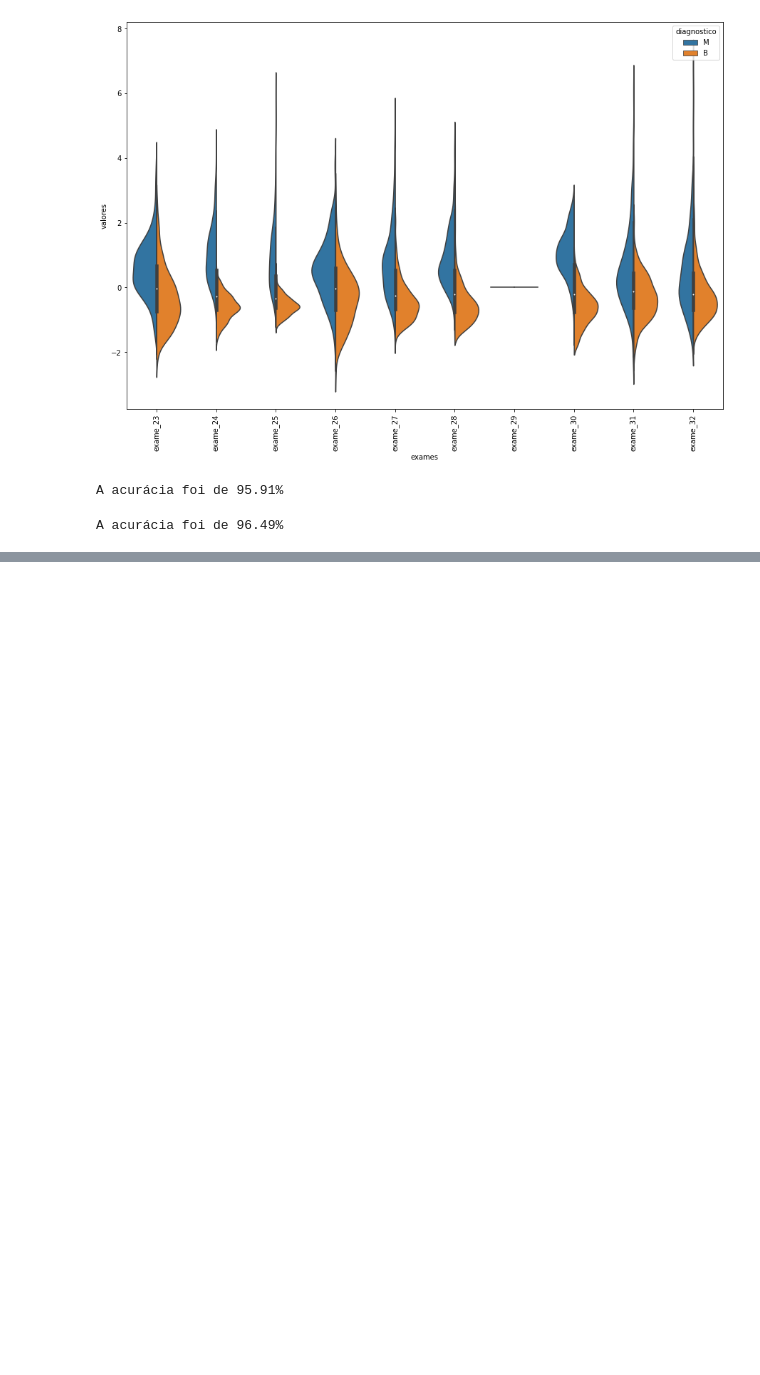
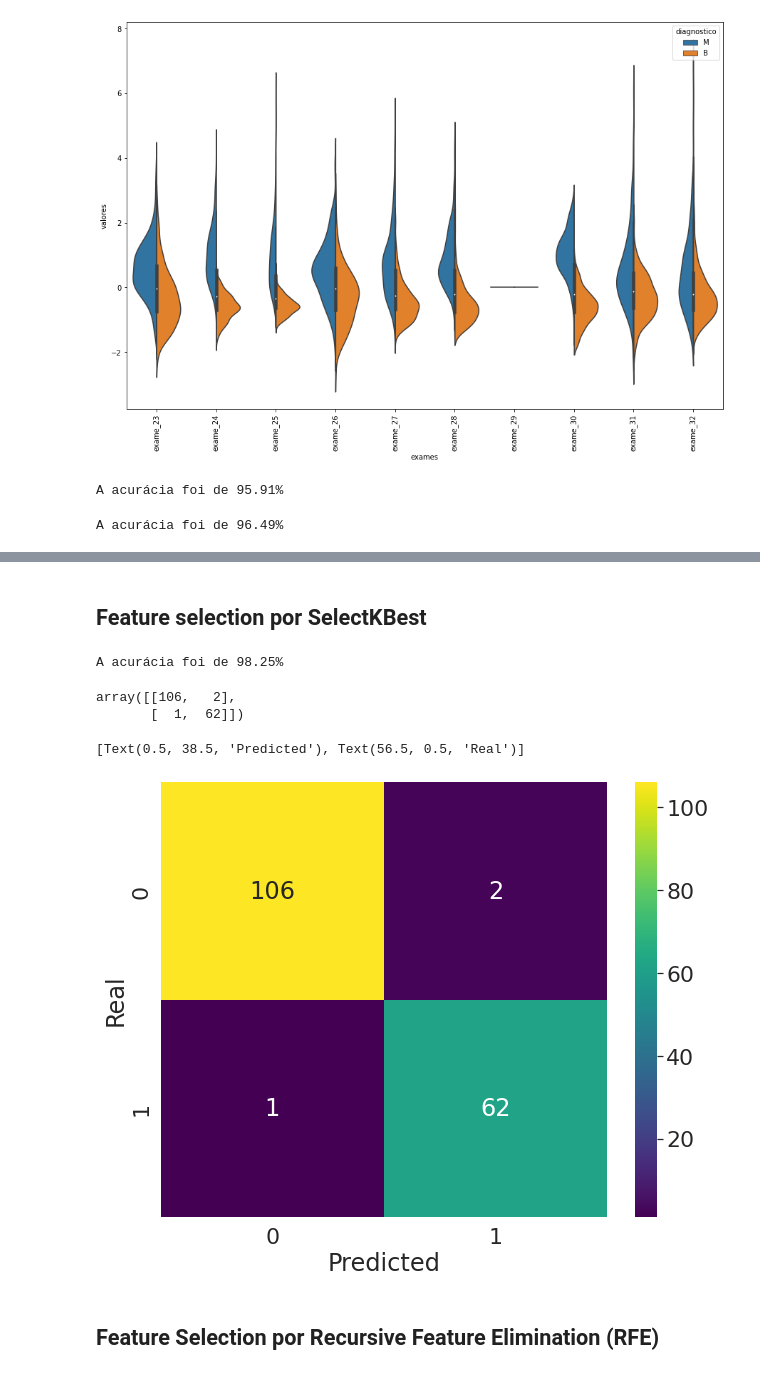
Before and after one commit to angelomaia/Autoencoder_NN_IR, a Jupyter notebook: Machine Learning - Redução de Dimensionalidade/Machine_Learning_Redução_de_Dimensionalidade.ipynb, the cells around one changed output, grey strips where cells are left out. Drawn from its saved outputs; the diff is of its cells as text; code cells hidden in the pictures; blank space fills up the shorter version.

```diff
--- a/Machine Learning - Redução de Dimensionalidade/Machine_Learning_Redução_de_Dimensionalidade.ipynb
+++ b/Machine Learning - Redução de Dimensionalidade/Machine_Learning_Redução_de_Dimensionalidade.ipynb
@@ -248,0 +371,2 @@ A acurácia foi de 96.49%
+# %% [markdown]
+## Feature selection por SelectKBest
@@ -248,0 +389,52 @@ A acurácia foi de 96.49%
+# %%
+# Selecionar as K melhores features
+
+from sklearn.feature_selection import SelectKBest
+from sklearn.feature_selection import chi2
+
+selectkbest = SelectKBest(chi2, k = 10)
+
+treino_x, teste_x, treino_y, teste_y = train_test_split(valores_exames_v1.drop(columns=['exame_3',
+                                                                                        'exame_24',
+                                                                                        'exame_29',
+                                                                                        'exame_4',
+                                                                                        'exame_11',
+                                                                                        'exame_16',
+                                                                                        'exame_20',
+                                                                                        'exame_10']),
+                                                        diagnostico,
+                                                        train_size=0.7,
+                                                        random_state=SEED)
+
+selectkbest.fit(treino_x, treino_y)
+
+treino_kbest = selectkbest.transform(treino_x)
+teste_kbest = selectkbest.transform(teste_x)
+
+classificador = RandomForestClassifier(n_estimators = 200, random_state=SEED)
+classificador.fit(treino_kbest, treino_y)
+print("A acurácia foi de %.2f%%" % (classificador.score(teste_kbest, teste_y) * 100))
+# %% [output]
+A acurácia foi de 98.25%
+# %%
+from sklearn.metrics import confusion_matrix
+
+matriz_confusao = confusion_matrix(teste_y, classificador.predict(teste_kbest))
+
+matriz_confusao
+# %% [output]
+array([[106,   2],
+       [  1,  62]])
+# %%
+plt.figure(figsize = (10,8))
+sns.set(font_scale=2)
+sns.heatmap(matriz_confusao,
+            annot = True,
+            fmt = "d",
+            cmap='viridis').set(xlabel = "Predicted",
+                                ylabel = "Real")
+# %% [output]
+[Text(0.5, 38.5, 'Predicted'), Text(56.5, 0.5, 'Real')]
+[figure, added]
+# %% [markdown]
+## Feature Selection por Recursive Feature Elimination (RFE)
```
Also changed, not shown: parts of 35 cells of this notebook.
